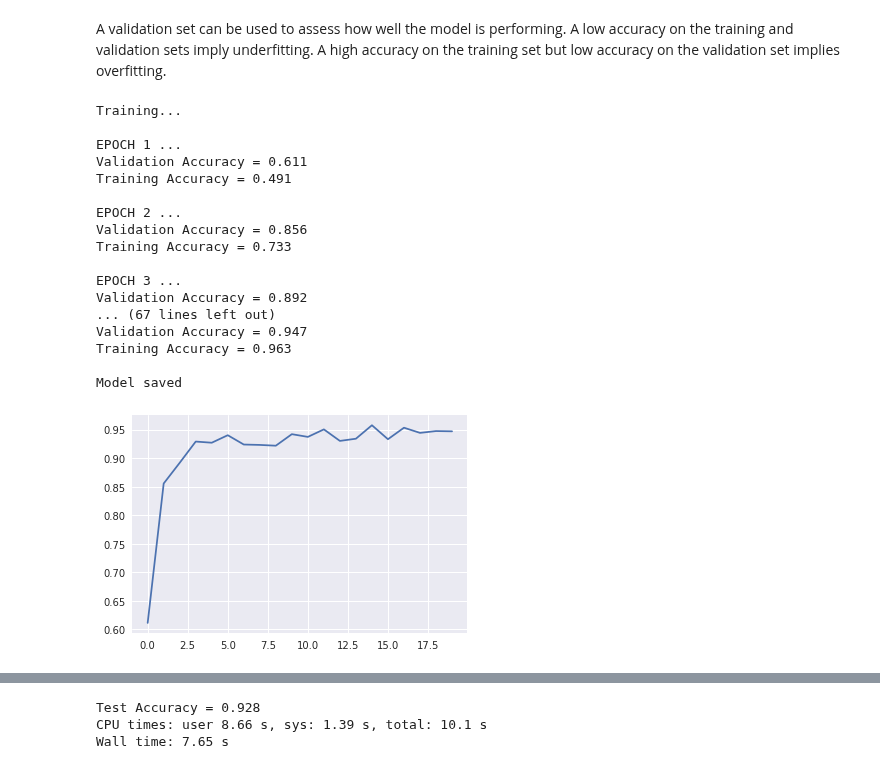
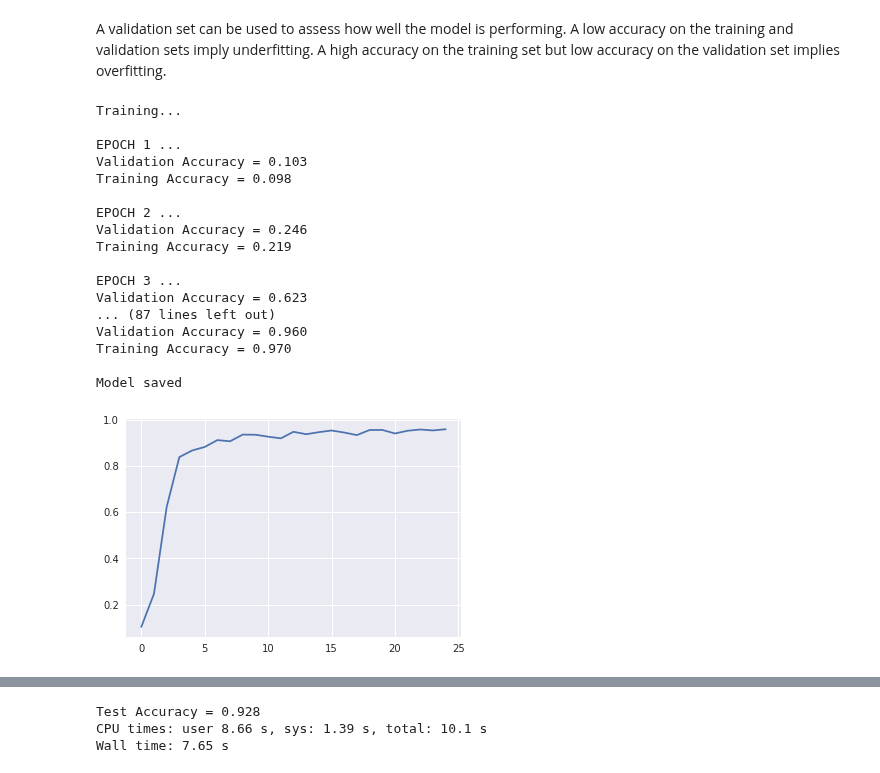
Before and after one commit to adhulipa/CarND-Traffic-Sign-Classifier-Project, a Jupyter notebook: Traffic_Sign_Classifier.ipynb, the cells around one changed output, grey strips where cells are left out. Drawn from its saved outputs; the diff is of its cells as text; code cells hidden in the pictures.

Commit message:
Achieved 96% validation accuracy by tweaking dropout.

```diff
--- a/Traffic_Sign_Classifier.ipynb
+++ b/Traffic_Sign_Classifier.ipynb
@@ -706,7 +706,7 @@ def LeNet_gray(x, keep_prob):
     mu = 0
     sigma = 0.1
 
-    # Layer 1: Convolutional. Input = 32x32x1. Output = 28x28x6.
+    # Layer 1: Convolutional. Input = 32x32x1. Output = 28x28x28.
     filter_depth = 28
     filter_shape = [5, 5, 1, filter_depth]
     weights_conv1 = tf.Variable(tf.truncated_normal(filter_shape, mean=mu, stddev=sigma))
@@ -732,6 +732,7 @@ def LeNet_gray(x, keep_prob):
     conv2 = tf.nn.relu(conv2)
     # Pooling. Input = 10x10x32. Output = 5x5x32.
     conv2 = tf.nn.max_pool(conv2, ksize=[1,2,2,1], strides=[1,2,2,1], padding='VALID')
+    conv2 = tf.nn.dropout(conv2, keep_prob)
 
     # Flatten. Input = 5x5x32. Output = 800.
     flat = tf.contrib.layers.flatten(conv2)
@@ -900,8 +901,8 @@ sets imply underfitting. A high accuracy on the training set but low accuracy on
 import tensorflow as tf
 from sklearn.utils import shuffle
 
-EPOCHS = 20
-BATCH_SIZE = 128
+EPOCHS = 25
+BATCH_SIZE = 256
 rate = 0.001
 
 # # For 3-chan uncomment this line
@@ -979,40 +977,40 @@ def run_session(X_train, y_train, EPOCHS, BATCH_SIZE, X_valid, y_valid):
             print("EPOCH {} ...".format(i+1))
             print("Validation Accuracy = {:.3f}".format(validation_accuracy))
             print("Training Accuracy = {:.3f}".format(training_accuracy))
             print()
 
-        saver.save(sess, './traffic-sign-')
+        saver.save(sess, './traffic-sign-classifier')
         print("Model saved")
 
         return (train_accuracy, train_loss, valid_accuracy, valid_loss)
 
 X_input, y_input = shuffle(X_train_augmented_gray_norm, y_train_augmented_gray_norm)
 (train_accuracy, train_loss, valid_accuracy, valid_loss) = run_session(X_input,
                                                                        y_input,
                                                                        EPOCHS,
                                                                        BATCH_SIZE,
                                                                        X_valid_gray_norm,
                                                                        y_valid)
 
 sns.set_style("darkgrid")
 plt.plot(valid_accuracy)
 plt.show()
 # %% [output]
 Training...
 
 EPOCH 1 ...
-Validation Accuracy = 0.611
-Training Accuracy = 0.491
+Validation Accuracy = 0.103
+Training Accuracy = 0.098
 
 EPOCH 2 ...
-Validation Accuracy = 0.856
-Training Accuracy = 0.733
+Validation Accuracy = 0.246
+Training Accuracy = 0.219
 
 EPOCH 3 ...
-Validation Accuracy = 0.892
-... (67 lines left out)
-Validation Accuracy = 0.947
-Training Accuracy = 0.963
+Validation Accuracy = 0.623
+... (87 lines left out)
+Validation Accuracy = 0.960
+Training Accuracy = 0.970
 
 Model saved
-[figure, old version]
+[figure, new version]
```
Also changed, not shown: parts of 2 cells of this notebook.
